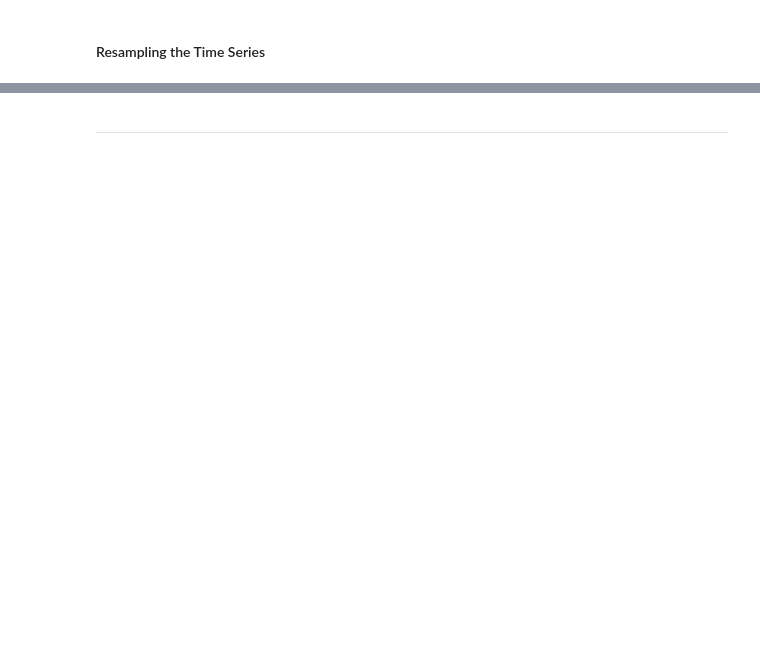
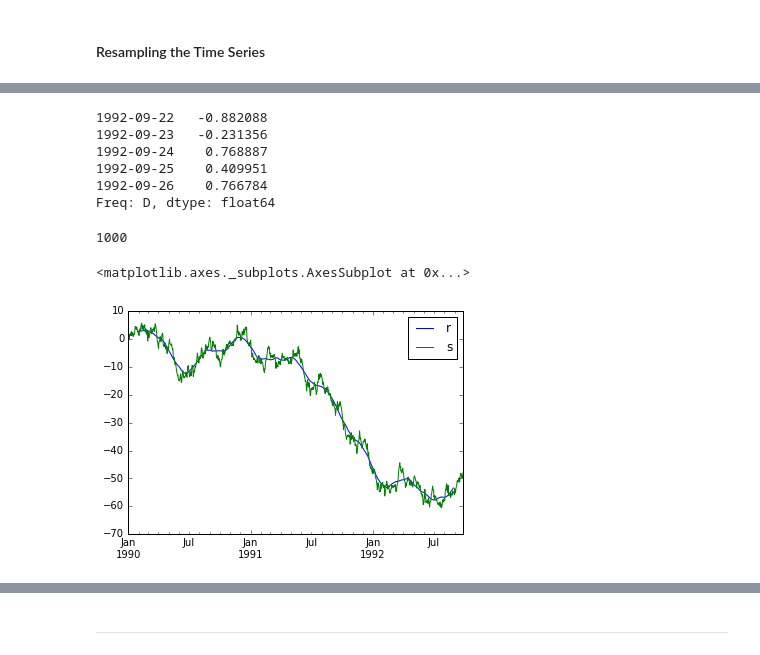
Before and after one commit to mmcky/nyu-econ-370, a Jupyter notebook: notebooks/intro-python-and-data-analysis.ipynb, the cells around one changed output, grey strips where cells are left out. Drawn from its saved outputs; the diff is of its cells as text; code cells hidden in the pictures; blank space fills up the shorter version.

```diff
--- a/notebooks/intro-python-and-data-analysis.ipynb
+++ b/notebooks/intro-python-and-data-analysis.ipynb
@@ -618,0 +639,2 @@ Freq: T, dtype: int64
+# %%
+s = pd.Series(np.random.randn(1000), index=pd.date_range('1/1/1990', periods=1000))
@@ -618,0 +650,25 @@ Freq: T, dtype: int64
+# %%
+s.tail()
+# %% [output]
+1992-09-22   -0.882088
+1992-09-23   -0.231356
+1992-09-24    0.768887
+1992-09-25    0.409951
+1992-09-26    0.766784
+Freq: D, dtype: float64
+# %%
+len(s)
+# %% [output]
+1000
+# %%
+s = s.cumsum()      #Generate a cumulative sum
+# %%
+r = pd.rolling_mean(s, 60, center=True)
+#Note: r = s.rolling(window=60) [As of Pandas version 0.18]
+# %%
+data = pd.DataFrame({'s' : s, 'r' : r})
+# %%
+data.plot()
+# %% [output]
+<matplotlib.axes._subplots.AxesSubplot at 0x...>
+[figure, added]
```
Also changed, not shown: parts of 49 cells of this notebook, 2 other files.
